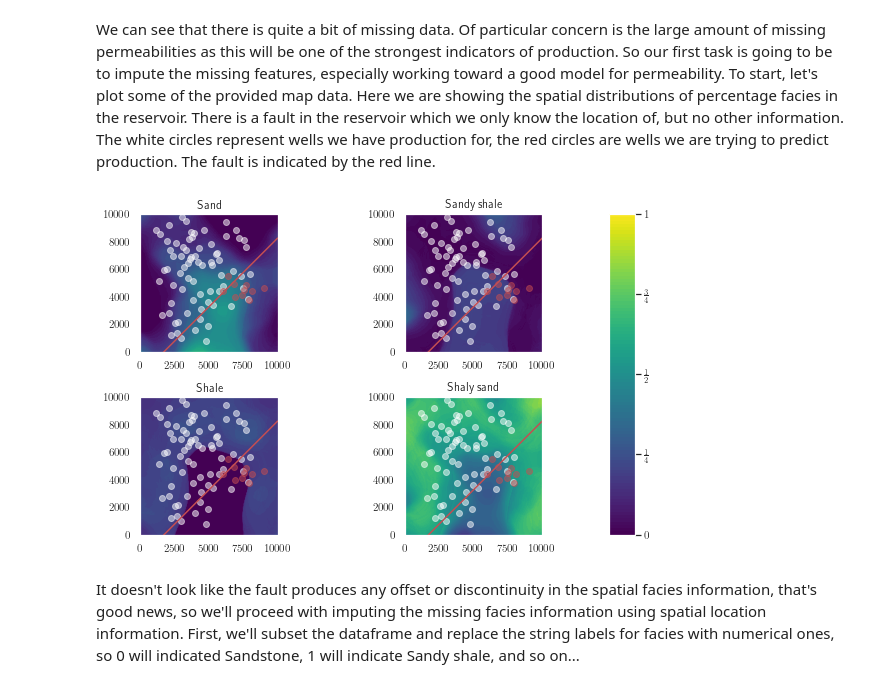
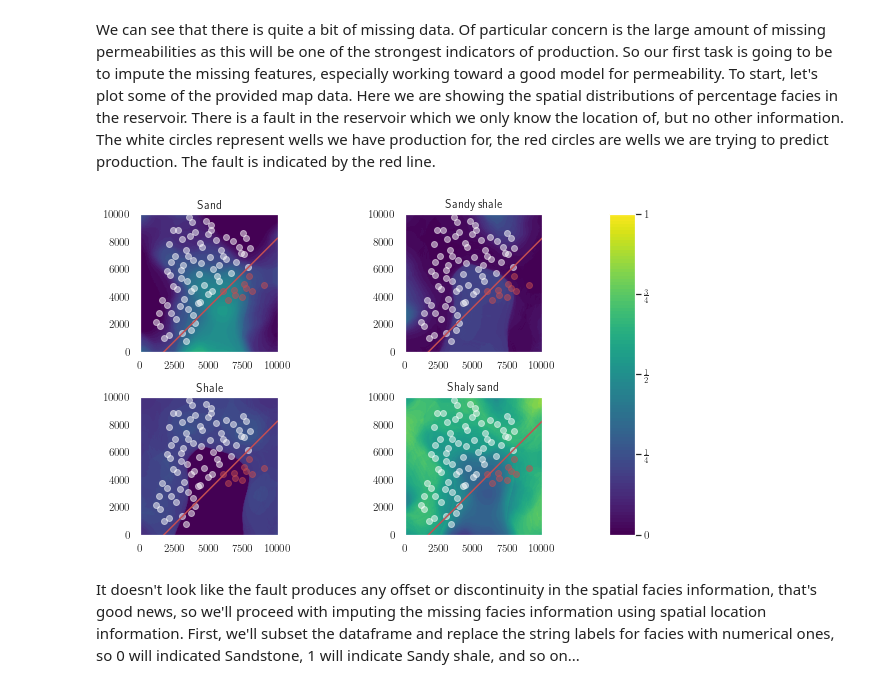
Before and after one commit to johnfoster-pge-utexas/blog, a Jupyter notebook: posts/hackathon.ipynb, the cells around one changed output. Drawn from its saved outputs; the diff is of its cells as text; code cells hidden in the pictures.

Commit message:
Fix plotting error

```diff
--- a/posts/hackathon.ipynb
+++ b/posts/hackathon.ipynb
@@ -81,9 +81,9 @@ preproduction_well_locations = \
      .groupby(preproduction_wells_df.index)
      .mean())
 px = production_well_locations['X, m'].to_numpy()
-py = production_well_locations['Y, m'].to_numpy()[::-1]
+py = production_well_locations['Y, m'].to_numpy()
 ppx = preproduction_well_locations['X, m'].to_numpy()
-ppy = preproduction_well_locations['Y, m'].to_numpy()[::-1]
+ppy = preproduction_well_locations['Y, m'].to_numpy()
 fx = np.linspace(0, 1e4, num=5)
 fy = fx - 1750
 fig = plt.figure(constrained_layout=True, figsize=(8,5))
@@ -109,34 +109,34 @@ ax['sandy shale'].imshow(np.load('2d_sandy_shale_propotion.npy'), cmap=cmap,
 ax['sandy shale'].scatter(px, py, color='w', marker='o', alpha=0.5)
 ax['sandy shale'].scatter(ppx, ppy, color='r', marker='o', alpha=0.5)
 ax['sandy shale'].plot(fx, fy, color='r')
 ax['sandy shale'].set_ylim([0,1e4])
 ax['sandy shale'].set_title('Sandy shale')
 ax['sandy shale'].set_aspect(1)
 ax['sandy shale'].grid(None)
 ax['shale'].imshow(np.load('2d_shale_propotion.npy'), cmap=cmap, norm=norm,
                    extent=[0, 10000, 0, 10000])
 ax['shale'].scatter(px, py, color='w', marker='o', alpha=0.5)
 ax['shale'].scatter(ppx, ppy, color='r', marker='o', alpha=0.5)
 ax['shale'].plot(fx, fy, color='r')
 ax['shale'].set_ylim([0,1e4])
 ax['shale'].set_title('Shale')
 ax['shale'].set_aspect(1)
 ax['shale'].grid(None)
 im = ax['shaly sand'].imshow(np.load('2d_shaly_sand_propotion.npy'), cmap=cmap,
                              norm=norm, extent=[0, 10000, 0, 10000])
 ax['shaly sand'].scatter(px, py, color='w', marker='o', alpha=0.5)
 ax['shaly sand'].scatter(ppx, ppy, color='r', marker='o', alpha=0.5)
 ax['shaly sand'].plot(fx, fy, color='r')
 ax['shaly sand'].set_ylim([0,1e4])
 ax['shaly sand'].set_title('Shaly sand')
 ax['shaly sand'].set_aspect(1)
 ax['shaly sand'].grid(None)
 cbar = fig.colorbar(im, cax=ax['colorbar'], boundaries=bounds, values=vals);
 cbar.set_ticks([0.0, 0.25, 0.5, 0.75, 1.0])
 cbar.set_ticklabels([r'$0$', r'$\frac{1}{4}$', r'$\frac{1}{2}$',
                      r'$\frac{3}{4}$', r'$1$'])
 # %% [output]
-[figure, old version]
+[figure, new version]
 # %% [markdown]
 It doesn't look like the fault produces any offset or discontinuity in the spatial facies information, that's good news, so we'll proceed with imputing the missing facies information using spatial location information.  First, we'll subset the dataframe and replace the string labels for facies with numerical ones, so 0 will indicated Sandstone, 1 will indicate Sandy shale, and so on...
 # %%
```
Also changed, not shown: parts of 1 cell of this notebook.
